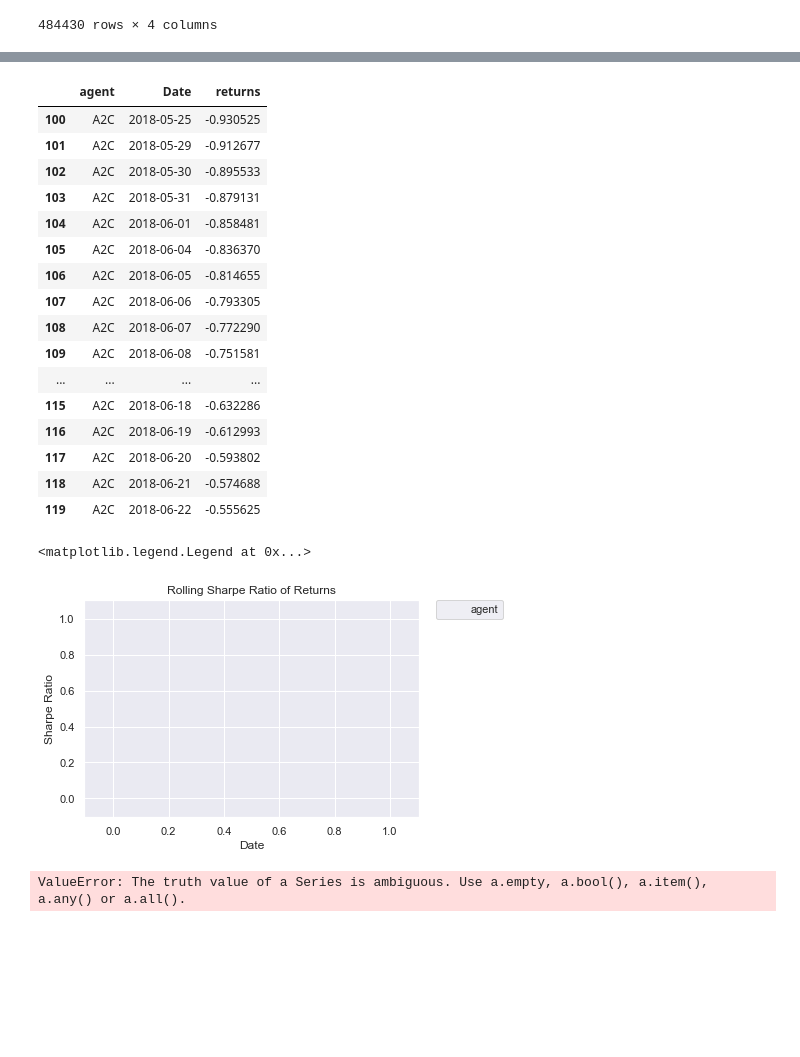
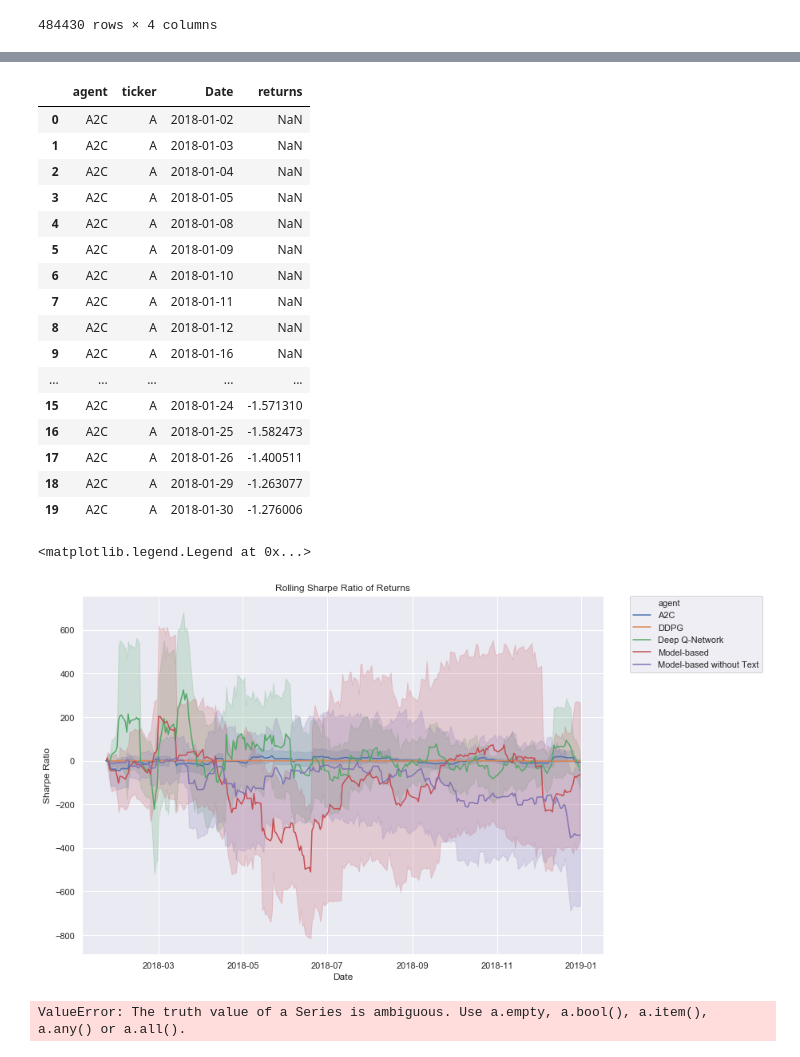
Before and after one commit to AaruranLog/rl-trading, a Jupyter notebook: experiments.ipynb, the cells around one changed output, grey strips where cells are left out. Saved outputs shown, nothing was run; the diff lists cells and outputs as text; code cells hidden in the pictures; blank space fills up the shorter version.

```diff
--- a/experiments.ipynb
+++ b/experiments.ipynb
@@ -229,9 +223,8 @@ test_history
 # %%
-test_history = total_history[(total_history['mode'] == 'test')]
-test_history = test_history.drop(['episode', 'mode'], axis=1)
+test_history = test_history.drop(['episode'], axis=1)
 # %%
 from matplotlib import rcParams
-rcParams['figure.figsize'] = (11.7, 8.27)
+rcParams['figure.figsize'] = (12, 6)
 plt.gcf().clear()
 fig = plt.figure(1)
 
@@ -240,7 +233,10 @@ ax.set_title('Average Returns')
 ax.grid('on')
 
 # plt.legend(bbox_to_anchor=(1.05, 1), loc=2)
-handles, labels = ax.get_legend_handles_labels()
-lgd = ax.legend(handles, labels, loc=2, bbox_to_anchor=(1.05, 1))
-fig.savefig('plots/average-returns-all.svg', bbox_extra_artists=(lgd,), bbox_inches='tight')
+# handles, labels = ax.get_legend_handles_labels()
+# lgd = ax.legend(handles, labels, loc=2, bbox_to_anchor=(1.05, 1))
+# fig.savefig('plots/average-returns-all.svg', bbox_extra_artists=(lgd,), bbox_inches='tight')
+# fig.savefig('plots/average-returns-all.png', bbox_extra_artists=(lgd,), bbox_inches='tight')
+fig.savefig('plots/average-returns-all.svg')
+fig.savefig('plots/average-returns-all.png')
 # %% [output]
@@ -278,9 +274,11 @@ test_vol_history
 | 484429 | Model-based without Text | ZTS | 2018-12-31 | 0.031670 |
 484430 rows × 4 columns
 # %%
-sns.lineplot('Date', 'returns', data=test_vol_history, hue='agent')
-plt.legend(bbox_to_anchor=(1.05, 1), loc=2, borderaxespad=0.)
+rcParams['figure.figsize'] = (8, 4)
+sns.lineplot('Date', 'returns', data=test_vol_history, hue='agent', legend='brief')
+# plt.legend(bbox_to_anchor=(1.05, 1), loc=2, borderaxespad=0.)
 plt.ylabel('Volatility')
 plt.title('Rolling Volatility of Returns')
-# plt.savefig('plots/volatility-all.png')
+plt.savefig('plots/volatility-all.svg')
+plt.savefig('plots/volatility-all.png')
 # %% [output]
@@ -290,36 +287,36 @@ Text(0.5, 1.0, 'Rolling Volatility of Returns')
 def sharpe(y):
     return (y.mean() / (y.std() + 1e-6))
 
-test_sharpe_history = test_history.groupby('agent')['returns'].rolling(100).apply(sharpe).reset_index()
-test_sharpe_history[100:120]
+test_sharpe_history = test_history.groupby(['agent', 'ticker'])['returns'].rolling(14).apply(sharpe).reset_index()
+test_sharpe_history[0:20]
 # %% [output]
-|  | agent | Date | returns |
-| 100 | A2C | 2018-05-25 | -0.930525 |
-| 101 | A2C | 2018-05-29 | -0.912677 |
-| 102 | A2C | 2018-05-30 | -0.895533 |
-| 103 | A2C | 2018-05-31 | -0.879131 |
-| 104 | A2C | 2018-06-01 | -0.858481 |
-| 105 | A2C | 2018-06-04 | -0.836370 |
-| 106 | A2C | 2018-06-05 | -0.814655 |
-| 107 | A2C | 2018-06-06 | -0.793305 |
-| 108 | A2C | 2018-06-07 | -0.772290 |
-| 109 | A2C | 2018-06-08 | -0.751581 |
-| ... | ... | ... | ... |
-| 115 | A2C | 2018-06-18 | -0.632286 |
-| 116 | A2C | 2018-06-19 | -0.612993 |
-| 117 | A2C | 2018-06-20 | -0.593802 |
-| 118 | A2C | 2018-06-21 | -0.574688 |
-| 119 | A2C | 2018-06-22 | -0.555625 |
+|  | agent | ticker | Date | returns |
+| 0 | A2C | A | 2018-01-02 | NaN |
+| 1 | A2C | A | 2018-01-03 | NaN |
+| 2 | A2C | A | 2018-01-04 | NaN |
+| 3 | A2C | A | 2018-01-05 | NaN |
+| 4 | A2C | A | 2018-01-08 | NaN |
+| 5 | A2C | A | 2018-01-09 | NaN |
+| 6 | A2C | A | 2018-01-10 | NaN |
+| 7 | A2C | A | 2018-01-11 | NaN |
+| 8 | A2C | A | 2018-01-12 | NaN |
+| 9 | A2C | A | 2018-01-16 | NaN |
+| ... | ... | ... | ... | ... |
+| 15 | A2C | A | 2018-01-24 | -1.571310 |
+| 16 | A2C | A | 2018-01-25 | -1.582473 |
+| 17 | A2C | A | 2018-01-26 | -1.400511 |
+| 18 | A2C | A | 2018-01-29 | -1.263077 |
+| 19 | A2C | A | 2018-01-30 | -1.276006 |
 # %%
-sns.lineplot('Date', 'returns', data=test_sharpe_history.drop((-test_sharpe_history.agent.isin( ['A2C', 'Deep Q-Network'])).index), hue='agent')
+sns.lineplot('Date', 'returns', data=test_sharpe_history, hue='agent')
 plt.ylabel('Sharpe Ratio')
 plt.title('Rolling Sharpe Ratio of Returns')
 plt.legend(bbox_to_anchor=(1.05, 1), loc=2, borderaxespad=0.)
 # plt.ylim((-20,20))
 # plt.savefig('plots/sharpe-all.png')
 # %% [output]
 <matplotlib.legend.Legend at 0x...>
-[figure, old version]
+[figure, new version]
 # %%
 not test_sharpe_history.agent.isin( ['A2C', 'Deep Q-Network'])
 # %% [output]
```
Also changed, not shown: parts of 6 cells of this notebook, 6 other files.
